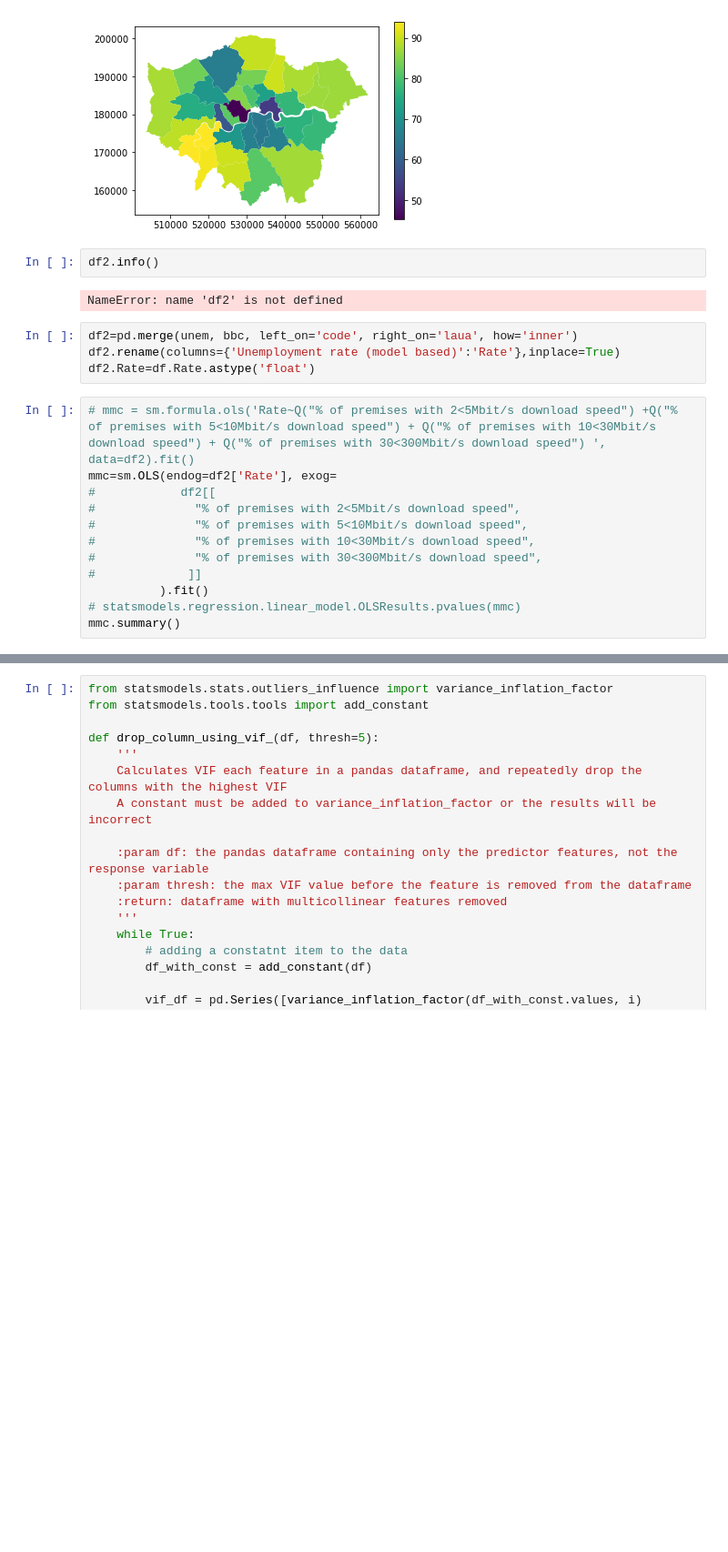
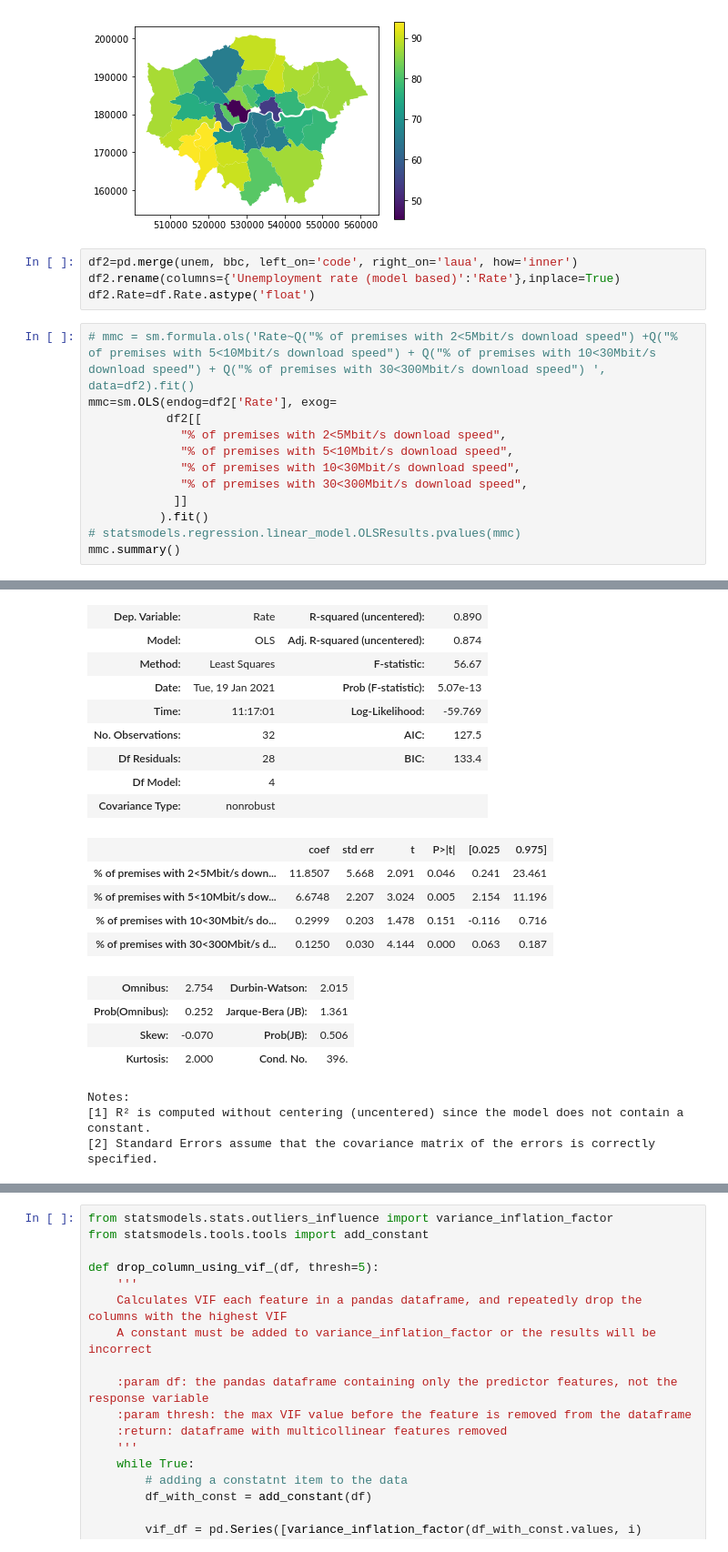
Before and after one commit to Tiana125/QM_Final, a Jupyter notebook: Untitled1.ipynb, the cells around one changed output, grey strips where cells are left out. Shown at 91% size. Drawn from its saved outputs; the diff is of its cells as text; blank space fills up the shorter version.

```diff
--- a/Untitled1.ipynb
+++ b/Untitled1.ipynb
@@ -107,10 +107,6 @@ df_g.plot(column='Average download speed (Mbit/s)',cmap='viridis',legend=True)
 # %% [output]
 <AxesSubplot:>
 [figure]
-# %%
-df2.info()
-# %% [output]
-NameError: name 'df2' is not defined
 # %%
 df2=pd.merge(unem, bbc, left_on='code', right_on='laua', how='inner')
 df2.rename(columns={'Unemployment rate (model based)':'Rate'},inplace=True)
@@ -118,12 +114,12 @@ df2.Rate=df.Rate.astype('float')
 # %%
 # mmc = sm.formula.ols('Rate~Q("% of premises with 2<5Mbit/s download speed") +Q("% of premises with 5<10Mbit/s download speed") + Q("% of premises with 10<30Mbit/s download speed") + Q("% of premises with 30<300Mbit/s download speed") ', data=df2).fit()
 mmc=sm.OLS(endog=df2['Rate'], exog=
-#            df2[[
-#              "% of premises with 2<5Mbit/s download speed",
-#              "% of premises with 5<10Mbit/s download speed",
-#              "% of premises with 10<30Mbit/s download speed",
-#              "% of premises with 30<300Mbit/s download speed",
-#             ]]
+           df2[[
+             "% of premises with 2<5Mbit/s download speed",
+             "% of premises with 5<10Mbit/s download speed",
+             "% of premises with 10<30Mbit/s download speed",
+             "% of premises with 30<300Mbit/s download speed",
+            ]]
           ).fit()
 # statsmodels.regression.linear_model.OLSResults.pvalues(mmc)
 mmc.summary()
@@ -131,0 +128,21 @@ SyntaxError: invalid syntax (<ipython-input-15-6afc88094961>, line 9)
+| Dep. Variable: | Rate | R-squared (uncentered): | 0.890 |
+| Model: | OLS | Adj. R-squared (uncentered): | 0.874 |
+| Method: | Least Squares | F-statistic: | 56.67 |
+| Date: | Tue, 19 Jan 2021 | Prob (F-statistic): | 5.07e-13 |
+| Time: | 11:17:01 | Log-Likelihood: | -59.769 |
+| No. Observations: | 32 | AIC: | 127.5 |
+| Df Residuals: | 28 | BIC: | 133.4 |
+| Df Model: | 4 |  |  |
+| Covariance Type: | nonrobust |  |  |
+|  | coef | std err | t | P>|t| | [0.025 | 0.975] |
+| % of premises with 2<5Mbit/s down... | 11.8507 | 5.668 | 2.091 | 0.046 | 0.241 | 23.461 |
+| % of premises with 5<10Mbit/s dow... | 6.6748 | 2.207 | 3.024 | 0.005 | 2.154 | 11.196 |
+| % of premises with 10<30Mbit/s do... | 0.2999 | 0.203 | 1.478 | 0.151 | -0.116 | 0.716 |
+| % of premises with 30<300Mbit/s d... | 0.1250 | 0.030 | 4.144 | 0.000 | 0.063 | 0.187 |
+| Omnibus: | 2.754 | Durbin-Watson: | 2.015 |
+| Prob(Omnibus): | 0.252 | Jarque-Bera (JB): | 1.361 |
+| Skew: | -0.070 | Prob(JB): | 0.506 |
+| Kurtosis: | 2.000 | Cond. No. | 396. |
+Notes:
+[1] R² is computed without centering (uncentered) since the model does not contain a constant.
+[2] Standard Errors assume that the covariance matrix of the errors is correctly specified.
```
Also changed, not shown: parts of 16 cells of this notebook, 1 other file.
